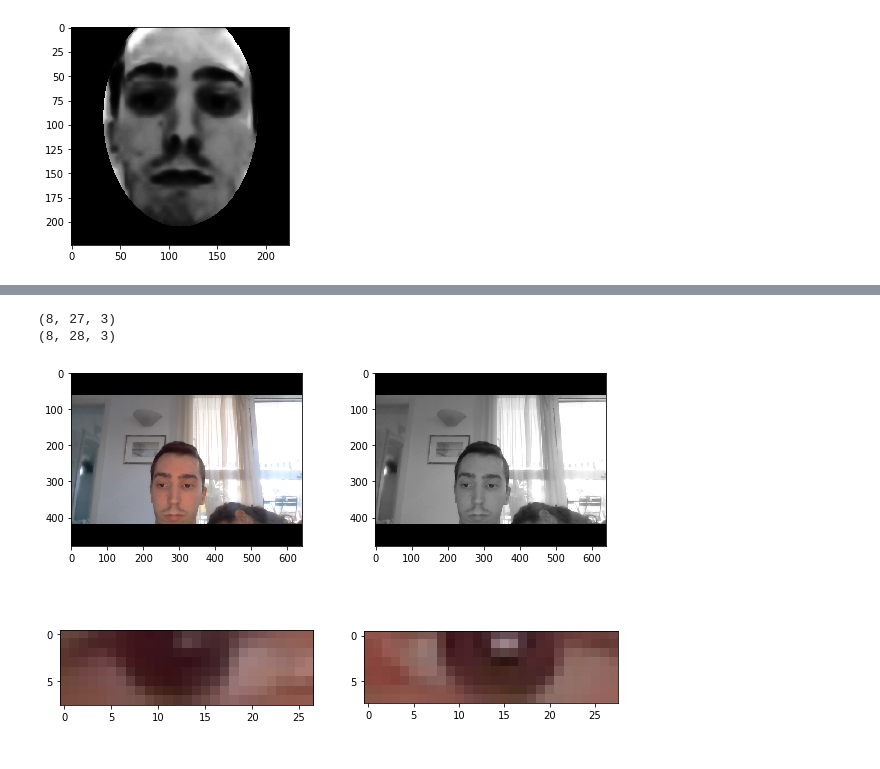
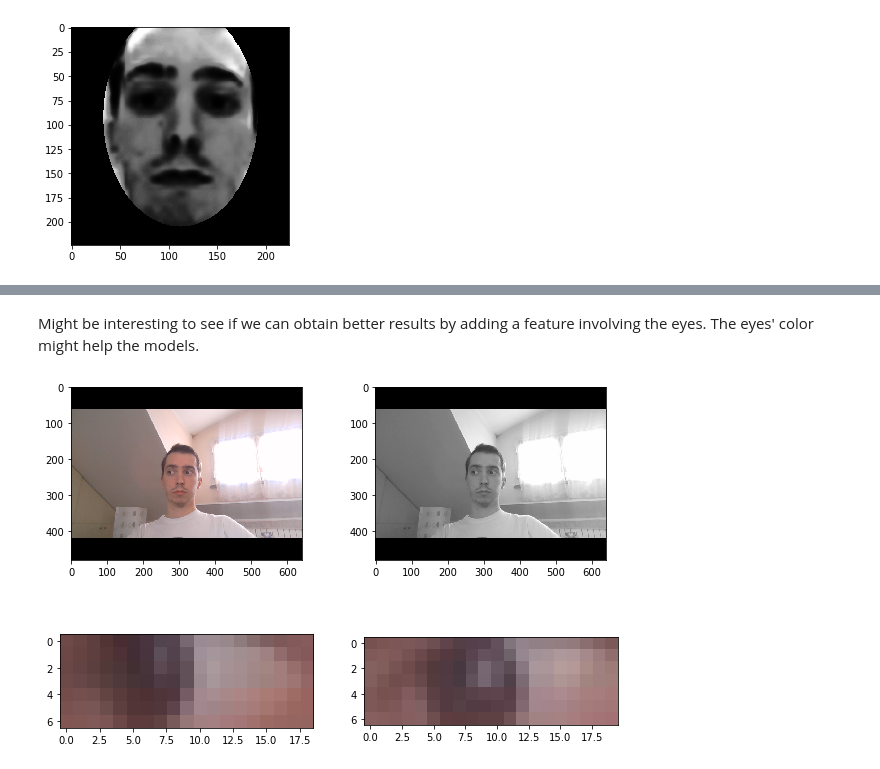
Before and after one commit to GianCarloMilanese/dsim_project, a Jupyter notebook: Images/preprocess_faces.ipynb, the cells around one changed output, grey strips where cells are left out. Drawn from its saved outputs; the diff is of its cells as text; code cells hidden in the pictures.

```diff
--- a/Images/preprocess_faces.ipynb
+++ b/Images/preprocess_faces.ipynb
@@ -141,10 +109,10 @@ def plot_eyes(img, detector, predictor):
-# %%
-cap = cv.VideoCapture(0)
-result, img = cap.read()
-img = cv.flip(img, 1)
-cap.release()
-plot_eyes(img, detector, predictor)
-# %% [output]
-(8, 27, 3)
-(8, 28, 3)
-[figure, removed]
+# %%
+img = utils_2d.take_bgr_picture()
+gray = cv.cvtColor(img, cv.COLOR_BGR2GRAY)
+faces = detector(gray, 1)
+# %% [markdown]
+Might be interesting to see if we can obtain better results by adding a feature involving the eyes. The eyes' color might help the models.
+# %%
+utils_2d.plot_eyes(img, faces, predictor, gray)
+# %% [output]
+[figure, added]
```
Also changed, not shown: parts of 22 cells of this notebook, 1 other file.
